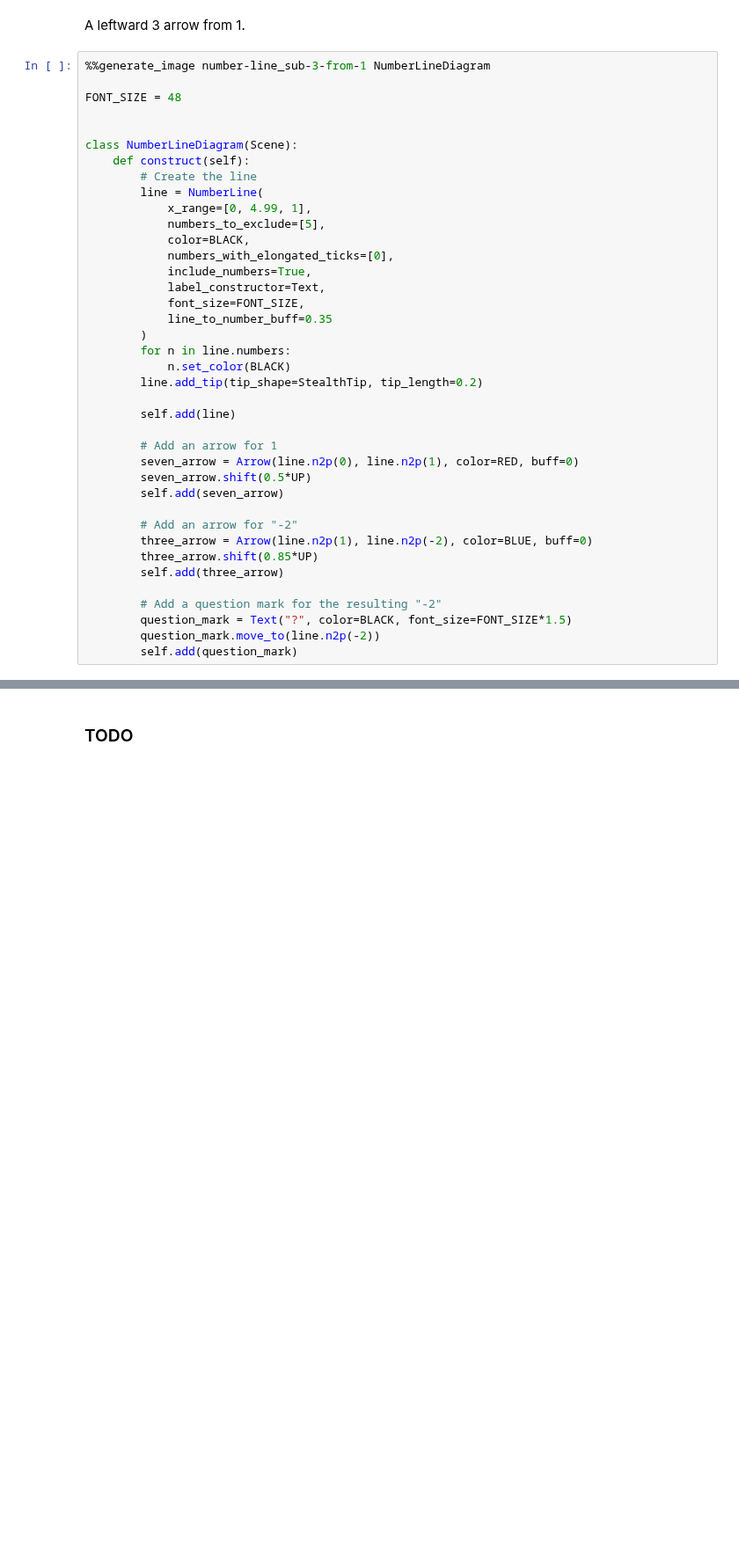
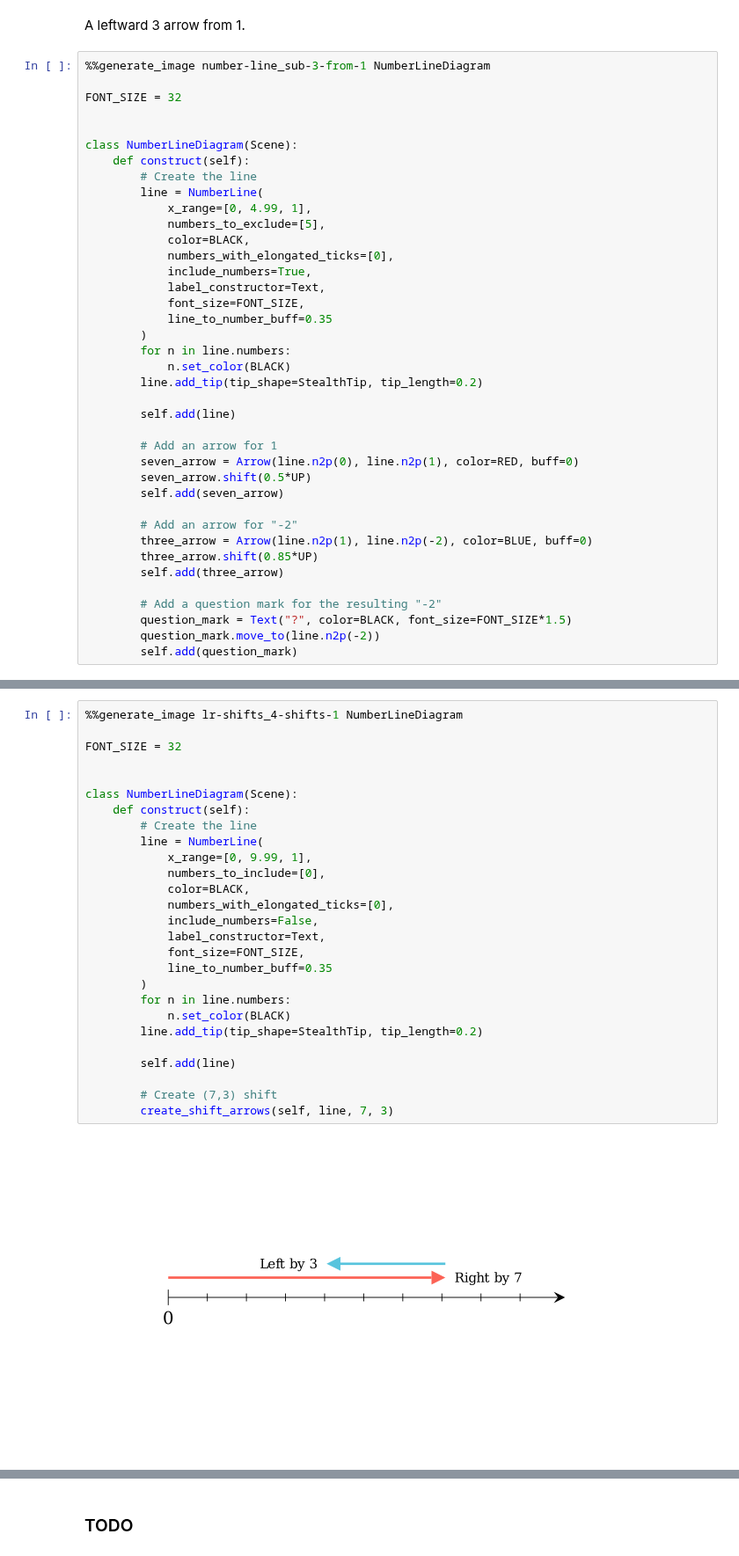
Before and after one commit to PhotonicGluon/NZQRC-Book, a Jupyter notebook: code/image_generation/notebooks/part-2/constructing-integers.ipynb, the cells around one changed output, grey strips where cells are left out. Shown at 88% size. Drawn from its saved outputs; the diff is of its cells as text; blank space fills up the shorter version.

Commit message:
Add section 12.2 ("Shifts" Of the Natural Numbers)

```diff
--- a/code/image_generation/notebooks/part-2/constructing-integers.ipynb
+++ b/code/image_generation/notebooks/part-2/constructing-integers.ipynb
@@ -176,7 +176,7 @@ A leftward 3 arrow from 1.
 # %%
 %%generate_image number-line_sub-3-from-1 NumberLineDiagram
 
-FONT_SIZE = 48
+FONT_SIZE = 32
 
 
 class NumberLineDiagram(Scene):
@@ -216,0 +248,29 @@ class NumberLineDiagram(Scene):
+# %%
+%%generate_image lr-shifts_4-shifts-1 NumberLineDiagram
+
+FONT_SIZE = 32
+
+
+class NumberLineDiagram(Scene):
+    def construct(self):
+        # Create the line
+        line = NumberLine(
+            x_range=[0, 9.99, 1],
+            numbers_to_include=[0],
+            color=BLACK,
+            numbers_with_elongated_ticks=[0],
+            include_numbers=False,
+            label_constructor=Text,
+            font_size=FONT_SIZE,
+            line_to_number_buff=0.35
+        )
+        for n in line.numbers:
+            n.set_color(BLACK)
+        line.add_tip(tip_shape=StealthTip, tip_length=0.2)
+
+        self.add(line)
+
+        # Create (7,3) shift
+        create_shift_arrows(self, line, 7, 3)
+# %% [output]
+[figure, added]
```
Also changed, not shown: parts of 15 cells of this notebook, 12 other files.
